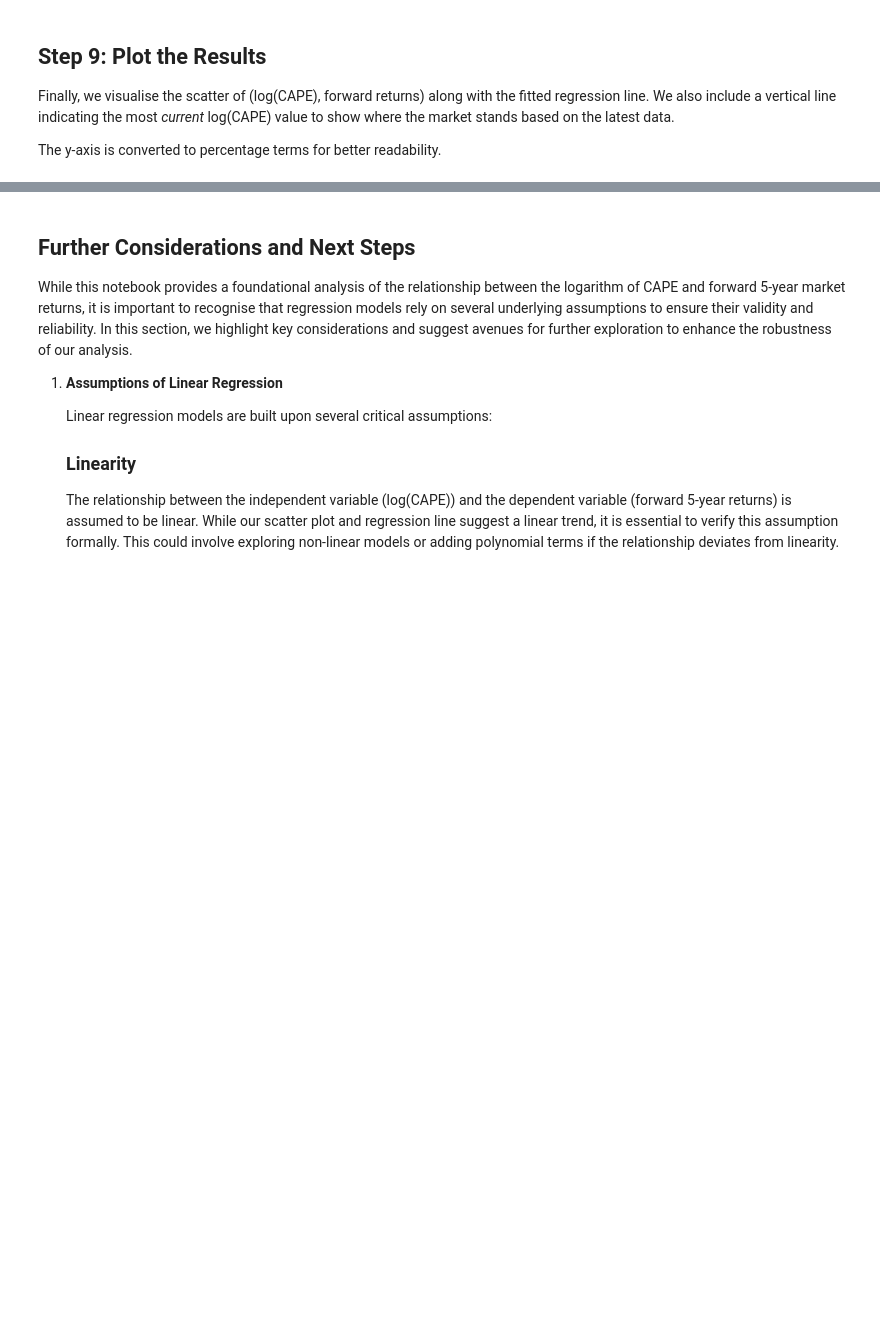
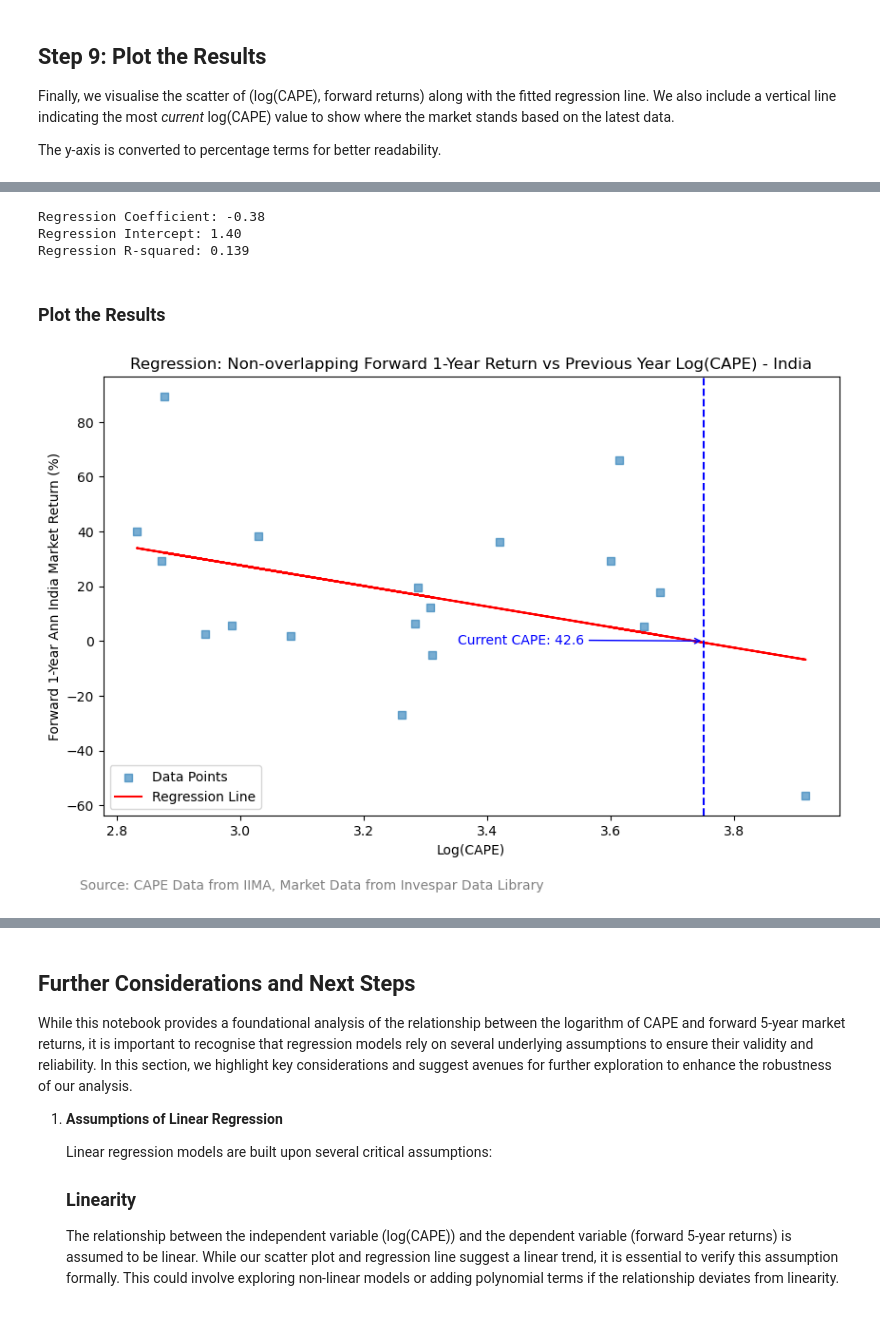
Before and after one commit to rraju26/pyIndiaFactorInvesting, a Jupyter notebook: notebooks/cape_and_fwd_returns.ipynb, the cells around one changed output, grey strips where cells are left out. Saved outputs shown, nothing was run; the diff lists cells and outputs as text; code cells hidden in the pictures; blank space fills up the shorter version.

Commit message:
cape and fwd ret period

```diff
--- a/notebooks/cape_and_fwd_returns.ipynb
+++ b/notebooks/cape_and_fwd_returns.ipynb
@@ -202,3 +276,59 @@ plt.show()
+# %%
+
+X = annual_df[['log_cape_prev_dec']]
+y = annual_df['1y_forward_return']
+
+model_no_overlap = LinearRegression()
+model_no_overlap.fit(X, y)
+
+print(f"Regression Coefficient: {model_no_overlap.coef_[0]:.2f}")
+print(f"Regression Intercept: {model_no_overlap.intercept_:.2f}")
+print(f"Regression R-squared: {model_no_overlap.score(X, y):.3f}")
+# %% [output]
+Regression Coefficient: -0.38
+Regression Intercept: 1.40
+Regression R-squared: 0.139
+# %% [markdown]
+### Plot the Results
+# %%
+
+# Create the figure and axis objects
+fig, ax = plt.subplots(figsize=(10, 6))
+
+# Scatter plot with square markers
+ax.scatter(X, y * 100, alpha=0.6, label='Data Points', marker='s')
+
+# Regression line
+ax.plot(X, model_no_overlap.predict(X) * 100, color='red', label='Regression Line')
+
+# Highlight current CAPE level
+current_log_cape = np.log(merged_df['cape'].dropna().iloc[-1])
+ax.axvline(x=current_log_cape, color='blue', linestyle='--')
+
+# Annotate current CAPE level
+ax.annotate(
+    f"Current CAPE: {merged_df['cape'].dropna().iloc[-1]:.1f}",
+    xy=(current_log_cape, 0),
+    xytext=(current_log_cape -.4, -1),
+    arrowprops=dict(arrowstyle="->", color='blue'),
+    fontsize=10,
+    color='blue'
+)
+
+# Add labels, title, and legend
+ax.set_xlabel('Log(CAPE)')
+ax.set_ylabel('Forward 1-Year Ann India Market Return (%)')
+ax.set_title('Regression: Non-overlapping Forward 1-Year Return vs Previous Year Log(CAPE) - India')
+ax.legend()
+
+# Add source annotation
+source_text = "Source: CAPE Data from IIMA, Market Data from Invespar Data Library"
+fig.text(0.1, -0.02, source_text, fontsize=10, color='gray')
+
+# Show plot
+plt.show()
+# %% [output]
+[figure, added]
 # %% [markdown]
 ## Conclusion and Observations
 
```
Also changed, not shown: parts of 9 cells of this notebook.
